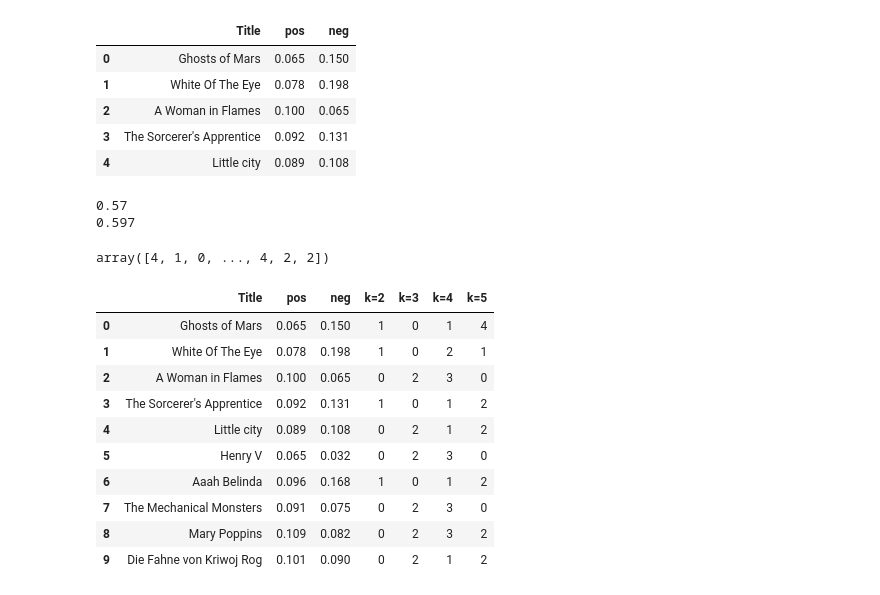
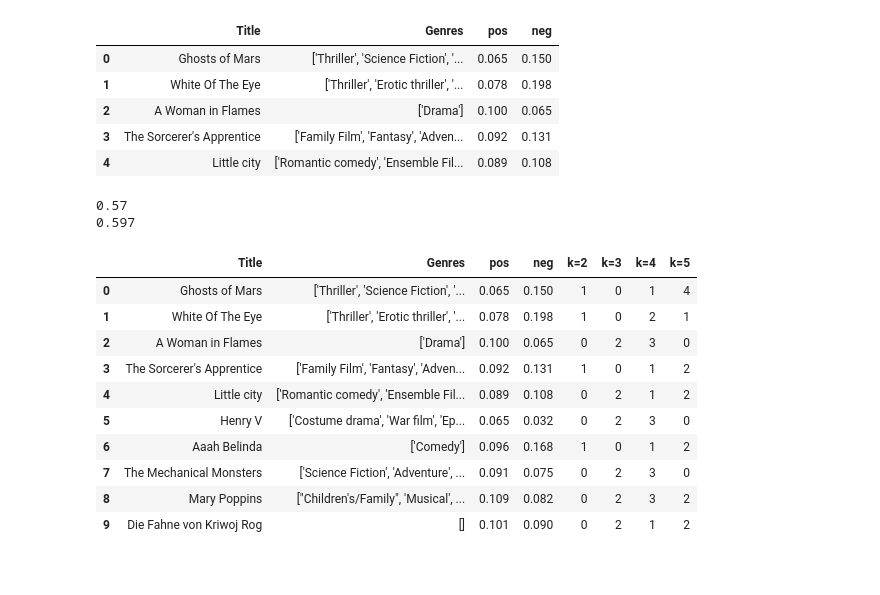
Before and after one commit to katromanyuk/cs4300sp2020-ab2252-blv9-kr485-pmn28-sa2229, a Jupyter notebook: app/irsystem/kmeans.ipynb, the cells around one changed output. Drawn from its saved outputs; the diff is of its cells as text; code cells hidden in the pictures.

```diff
--- a/app/irsystem/kmeans.ipynb
+++ b/app/irsystem/kmeans.ipynb
@@ -6,24 +7,17 @@ import matplotlib.pyplot as plt
 # %%
-df = pd.read_csv('merged_data2.csv',encoding='utf-8')
-df = df[['Title','pos','neg']]
+df = pd.read_csv('merged_data.csv',encoding='utf-8')
+df = df[['Title','Genres','pos','neg']]
 df.head()
 # %% [output]
-|  | Title | pos | neg |
-| 0 | Ghosts of Mars | 0.065 | 0.150 |
-| 1 | White Of The Eye | 0.078 | 0.198 |
-| 2 | A Woman in Flames | 0.100 | 0.065 |
-| 3 | The Sorcerer's Apprentice | 0.092 | 0.131 |
-| 4 | Little city | 0.089 | 0.108 |
+|  | Title | Genres | pos | neg |
+| 0 | Ghosts of Mars | ['Thriller', 'Science Fiction', '... | 0.065 | 0.150 |
+| 1 | White Of The Eye | ['Thriller', 'Erotic thriller', '... | 0.078 | 0.198 |
+| 2 | A Woman in Flames | ['Drama'] | 0.100 | 0.065 |
+| 3 | The Sorcerer's Apprentice | ['Family Film', 'Fantasy', 'Adven... | 0.092 | 0.131 |
+| 4 | Little city | ['Romantic comedy', 'Ensemble Fil... | 0.089 | 0.108 |
 # %%
 print(max(df['pos']))
 print(max(df['neg']))
 # %% [output]
 0.57
 0.597
-# %%
-from sklearn.cluster import KMeans
-X = df[['pos','neg']]
-kmeans = KMeans(n_clusters=5, random_state=0).fit(X)
-kmeans.labels_
-# %% [output]
-array([4, 1, 0, ..., 4, 2, 2])
@@ -30,16 +44,15 @@ array([4, 1, 0, ..., 4, 2, 2])
 # %%
-df['k=5'] = kmeans.labels_
 df.head(10)
 # %% [output]
-|  | Title | pos | neg | k=2 | k=3 | k=4 | k=5 |
-| 0 | Ghosts of Mars | 0.065 | 0.150 | 1 | 0 | 1 | 4 |
-| 1 | White Of The Eye | 0.078 | 0.198 | 1 | 0 | 2 | 1 |
-| 2 | A Woman in Flames | 0.100 | 0.065 | 0 | 2 | 3 | 0 |
-| 3 | The Sorcerer's Apprentice | 0.092 | 0.131 | 1 | 0 | 1 | 2 |
-| 4 | Little city | 0.089 | 0.108 | 0 | 2 | 1 | 2 |
-| 5 | Henry V | 0.065 | 0.032 | 0 | 2 | 3 | 0 |
-| 6 | Aaah Belinda | 0.096 | 0.168 | 1 | 0 | 1 | 2 |
-| 7 | The Mechanical Monsters | 0.091 | 0.075 | 0 | 2 | 3 | 0 |
-| 8 | Mary Poppins | 0.109 | 0.082 | 0 | 2 | 3 | 2 |
-| 9 | Die Fahne von Kriwoj Rog | 0.101 | 0.090 | 0 | 2 | 1 | 2 |
+|  | Title | Genres | pos | neg | k=2 | k=3 | k=4 | k=5 |
+| 0 | Ghosts of Mars | ['Thriller', 'Science Fiction', '... | 0.065 | 0.150 | 1 | 0 | 1 | 4 |
+| 1 | White Of The Eye | ['Thriller', 'Erotic thriller', '... | 0.078 | 0.198 | 1 | 0 | 2 | 1 |
+| 2 | A Woman in Flames | ['Drama'] | 0.100 | 0.065 | 0 | 2 | 3 | 0 |
+| 3 | The Sorcerer's Apprentice | ['Family Film', 'Fantasy', 'Adven... | 0.092 | 0.131 | 1 | 0 | 1 | 2 |
+| 4 | Little city | ['Romantic comedy', 'Ensemble Fil... | 0.089 | 0.108 | 0 | 2 | 1 | 2 |
+| 5 | Henry V | ['Costume drama', 'War film', 'Ep... | 0.065 | 0.032 | 0 | 2 | 3 | 0 |
+| 6 | Aaah Belinda | ['Comedy'] | 0.096 | 0.168 | 1 | 0 | 1 | 2 |
+| 7 | The Mechanical Monsters | ['Science Fiction', 'Adventure', ... | 0.091 | 0.075 | 0 | 2 | 3 | 0 |
+| 8 | Mary Poppins | ["Children's/Family", 'Musical', ... | 0.109 | 0.082 | 0 | 2 | 3 | 2 |
+| 9 | Die Fahne von Kriwoj Rog | [] | 0.101 | 0.090 | 0 | 2 | 1 | 2 |
 # %%
```
Also changed, not shown: parts of 18 cells of this notebook, 2 other files.
